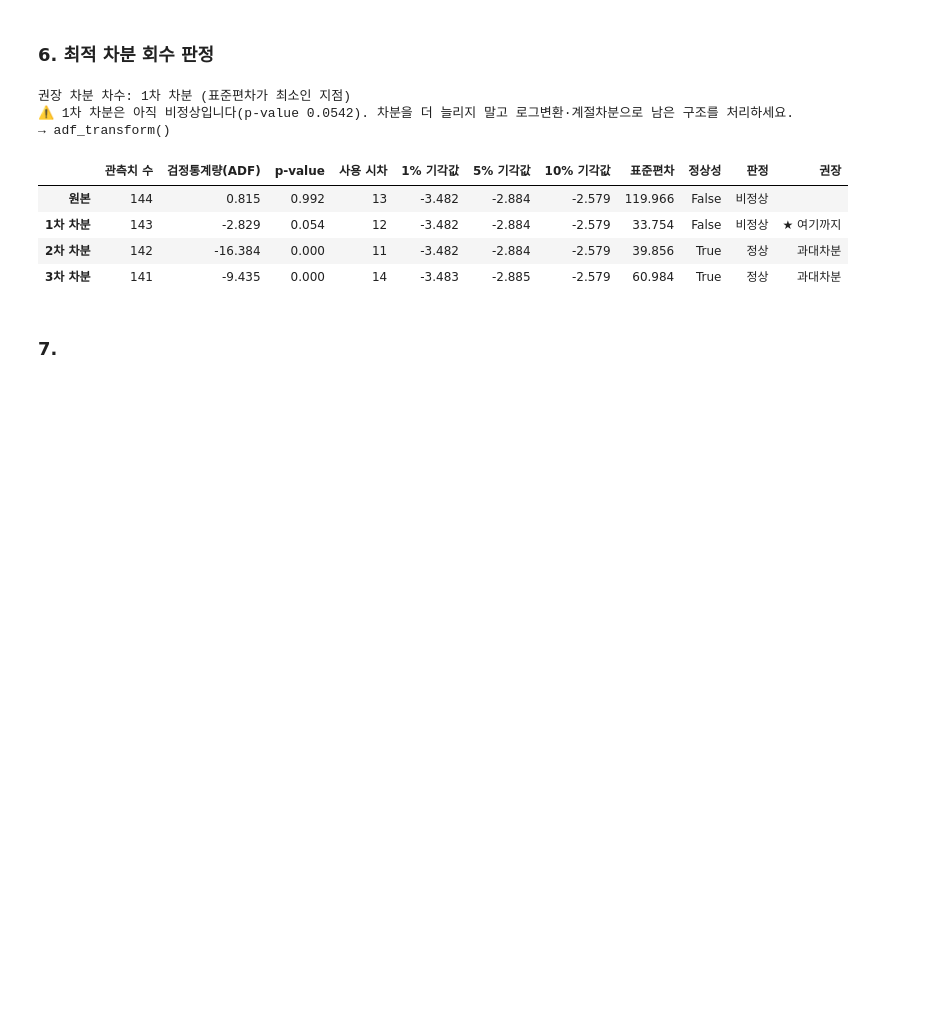
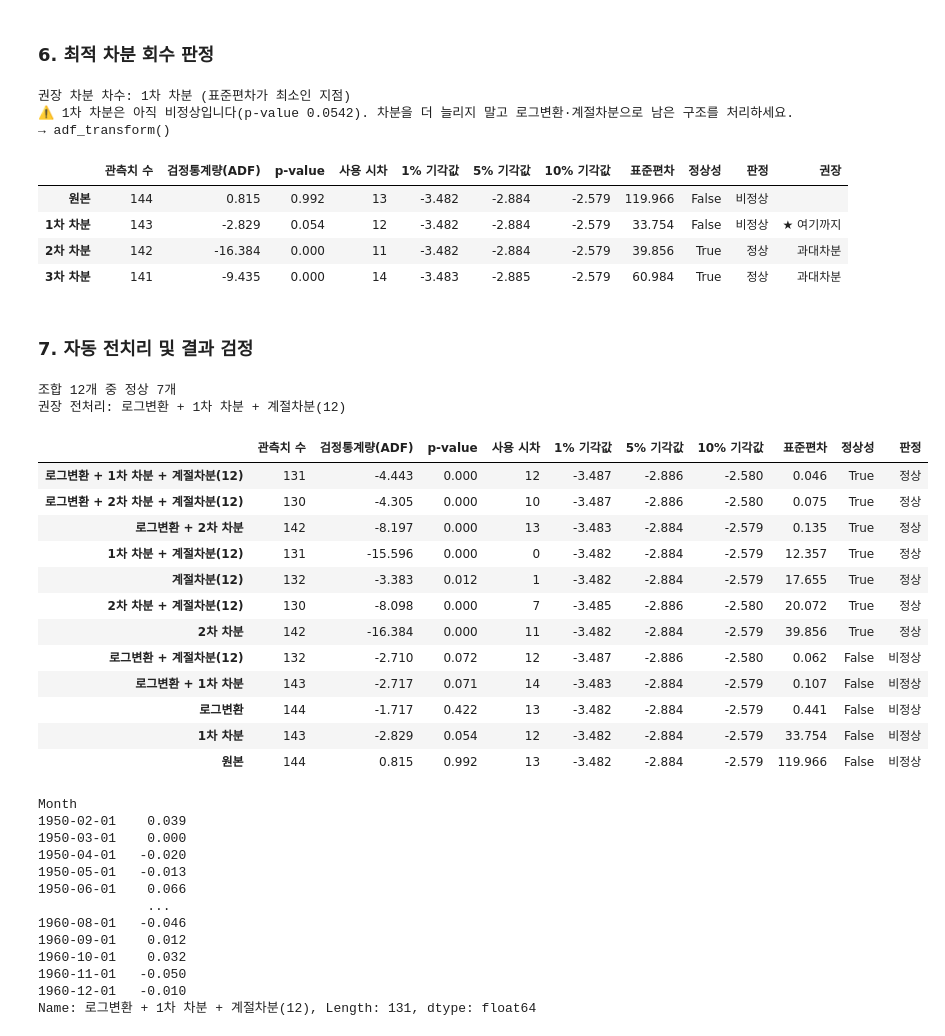
Before and after one commit to hmpce3/basic-statistics-practice, a Jupyter notebook: 11. 시계열 분석ㅣ1. 시계열 데이터의 이해.ipynb, the cells around one changed output. Drawn from its saved outputs; the diff is of its cells as text; code cells hidden in the pictures; blank space fills up the shorter version.

```diff
--- a/11. 시계열 분석ㅣ1. 시계열 데이터의 이해.ipynb
+++ b/11. 시계열 분석ㅣ1. 시계열 데이터의 이해.ipynb
@@ -537,4 +537,37 @@ my_ts.adf_diff(df, 'Passengers',  max_diff=3)
 | 2차 차분 | 142 | -16.384 | 0.000 | 11 | -3.482 | -2.884 | -2.579 | 39.856 | True | 정상 | 과대차분 |
 | 3차 차분 | 141 | -9.435 | 0.000 | 14 | -3.483 | -2.885 | -2.579 | 60.984 | True | 정상 | 과대차분 |
 # %% [markdown]
-### 7.
+### 7. 자동 전치리 및 결과 검정
+# %%
+# 로그 여부(2) x 일반차분 0~2회(3) x 계절차분 0~1회(2) = 12가지 조합을 자동 생성해 검정한다
+result = my_ts.adf_transform(df, 'Passengers', period=12, max_diff=2)
+result
+# %% [output]
+조합 12개 중 정상 7개
+권장 전처리: 로그변환 + 1차 차분 + 계절차분(12)
+|  | 관측치 수 | 검정통계량(ADF) | p-value | 사용 시차 | 1% 기각값 | 5% 기각값 | 10% 기각값 | 표준편차 | 정상성 | 판정 |
+| 로그변환 + 1차 차분 + 계절차분(12) | 131 | -4.443 | 0.000 | 12 | -3.487 | -2.886 | -2.580 | 0.046 | True | 정상 |
+| 로그변환 + 2차 차분 + 계절차분(12) | 130 | -4.305 | 0.000 | 10 | -3.487 | -2.886 | -2.580 | 0.075 | True | 정상 |
+| 로그변환 + 2차 차분 | 142 | -8.197 | 0.000 | 13 | -3.483 | -2.884 | -2.579 | 0.135 | True | 정상 |
+| 1차 차분 + 계절차분(12) | 131 | -15.596 | 0.000 | 0 | -3.482 | -2.884 | -2.579 | 12.357 | True | 정상 |
+| 계절차분(12) | 132 | -3.383 | 0.012 | 1 | -3.482 | -2.884 | -2.579 | 17.655 | True | 정상 |
+| 2차 차분 + 계절차분(12) | 130 | -8.098 | 0.000 | 7 | -3.485 | -2.886 | -2.580 | 20.072 | True | 정상 |
+| 2차 차분 | 142 | -16.384 | 0.000 | 11 | -3.482 | -2.884 | -2.579 | 39.856 | True | 정상 |
+| 로그변환 + 계절차분(12) | 132 | -2.710 | 0.072 | 12 | -3.487 | -2.886 | -2.580 | 0.062 | False | 비정상 |
+| 로그변환 + 1차 차분 | 143 | -2.717 | 0.071 | 14 | -3.483 | -2.884 | -2.579 | 0.107 | False | 비정상 |
+| 로그변환 | 144 | -1.717 | 0.422 | 13 | -3.482 | -2.884 | -2.579 | 0.441 | False | 비정상 |
+| 1차 차분 | 143 | -2.829 | 0.054 | 12 | -3.482 | -2.884 | -2.579 | 33.754 | False | 비정상 |
+| 원본 | 144 | 0.815 | 0.992 | 13 | -3.482 | -2.884 | -2.579 | 119.966 | False | 비정상 |
+Month
+1950-02-01    0.039
+1950-03-01    0.000
+1950-04-01   -0.020
+1950-05-01   -0.013
+1950-06-01    0.066
+              ...
+1960-08-01   -0.046
+1960-09-01    0.012
+1960-10-01    0.032
+1960-11-01   -0.050
+1960-12-01   -0.010
+Name: 로그변환 + 1차 차분 + 계절차분(12), Length: 131, dtype: float64
```
Also changed, not shown: 13 other files.
